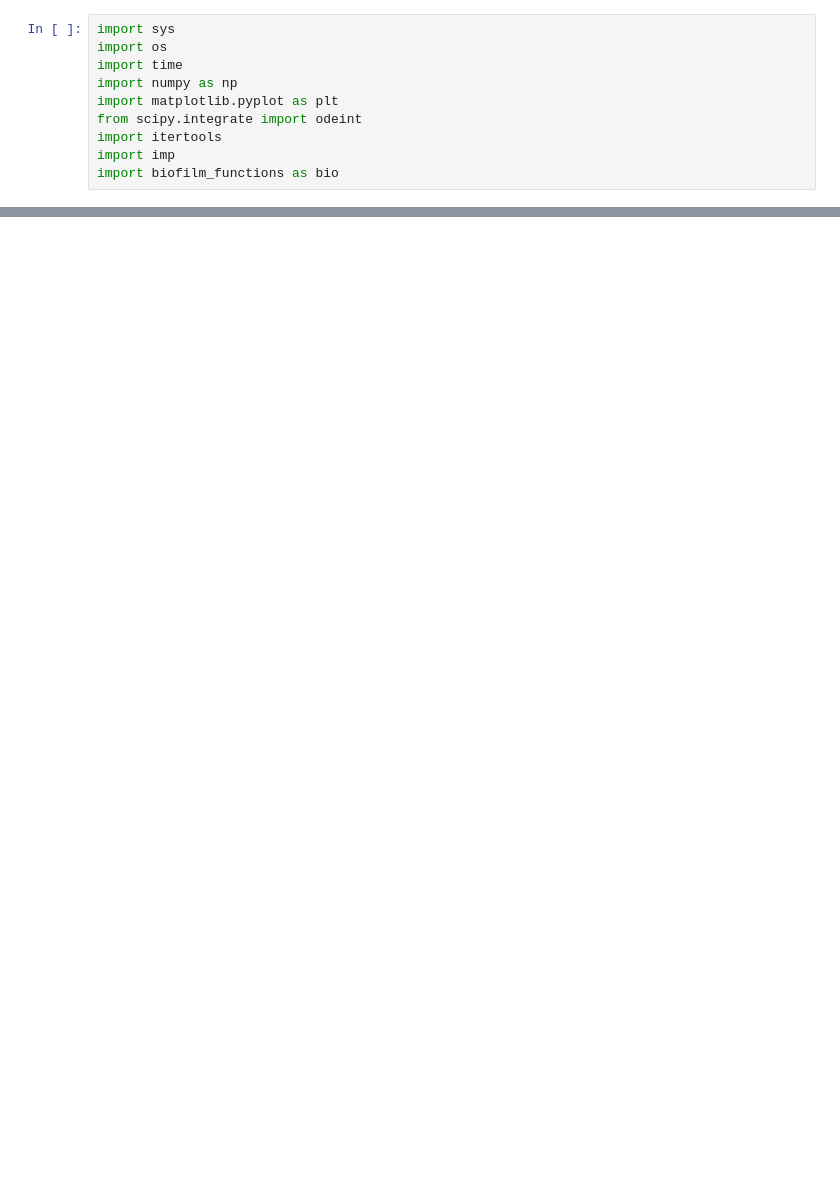
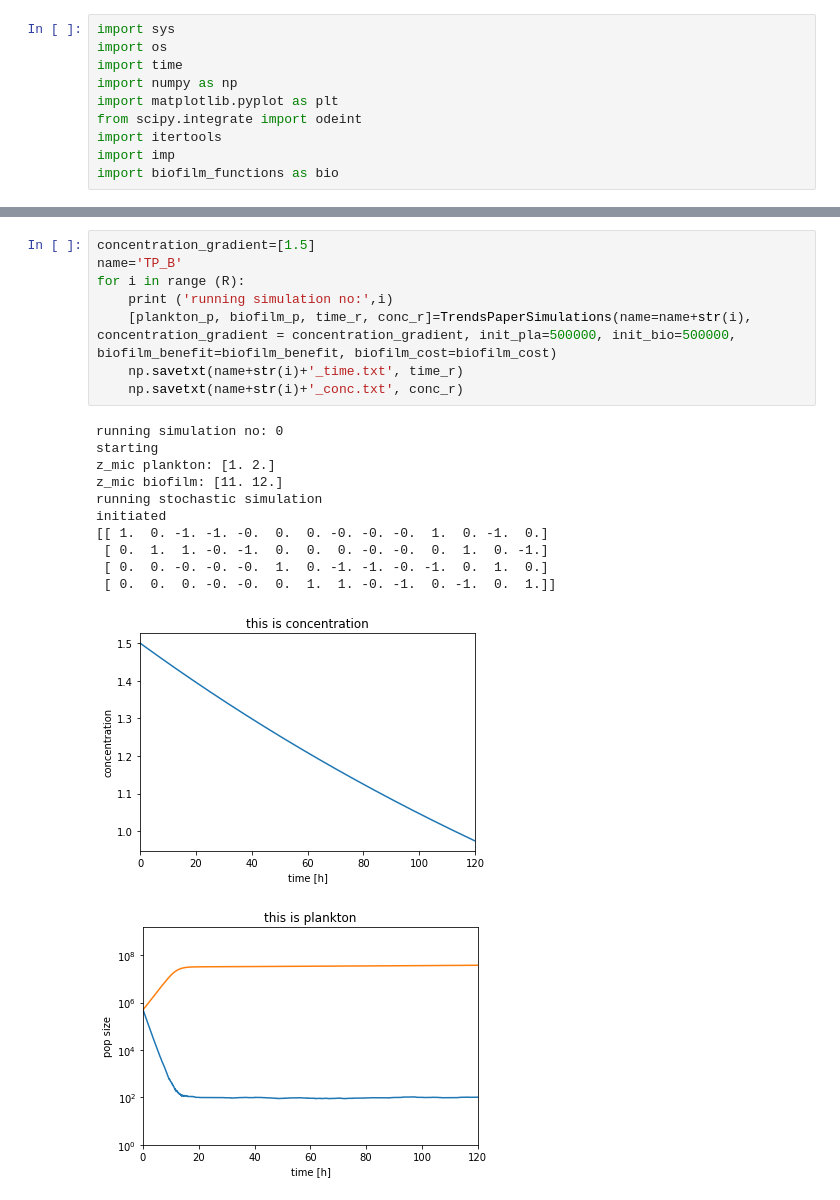
Before and after one commit to Trubenova/FrontiersBiofilmRecalcitrance, a Jupyter notebook: IllustrationOfEffects.ipynb, the cells around one changed output, grey strips where cells are left out. Cells and saved outputs as stored; diff of their text form; blank space fills up the shorter version.

```diff
--- a/IllustrationOfEffects.ipynb
+++ b/IllustrationOfEffects.ipynb
@@ -100,0 +110,21 @@ for i in range (50):
+# %%
+concentration_gradient=[1.5]
+name='TP_B'
+for i in range (R):
+    print ('running simulation no:',i)
+    [plankton_p, biofilm_p, time_r, conc_r]=TrendsPaperSimulations(name=name+str(i), concentration_gradient = concentration_gradient, init_pla=500000, init_bio=500000, biofilm_benefit=biofilm_benefit, biofilm_cost=biofilm_cost)
+    np.savetxt(name+str(i)+'_time.txt', time_r)
+    np.savetxt(name+str(i)+'_conc.txt', conc_r)
+# %% [output]
+running simulation no: 0
+starting
+z_mic plankton: [1. 2.]
+z_mic biofilm: [11. 12.]
+running stochastic simulation
+initiated
+[[ 1.  0. -1. -1. -0.  0.  0. -0. -0. -0.  1.  0. -1.  0.]
+ [ 0.  1.  1. -0. -1.  0.  0.  0. -0. -0.  0.  1.  0. -1.]
+ [ 0.  0. -0. -0. -0.  1.  0. -1. -1. -0. -1.  0.  1.  0.]
+ [ 0.  0.  0. -0. -0.  0.  1.  1. -0. -1.  0. -1.  0.  1.]]
+[figure, added]
+[figure, added]
```
Also changed, not shown: parts of 13 cells of this notebook.
